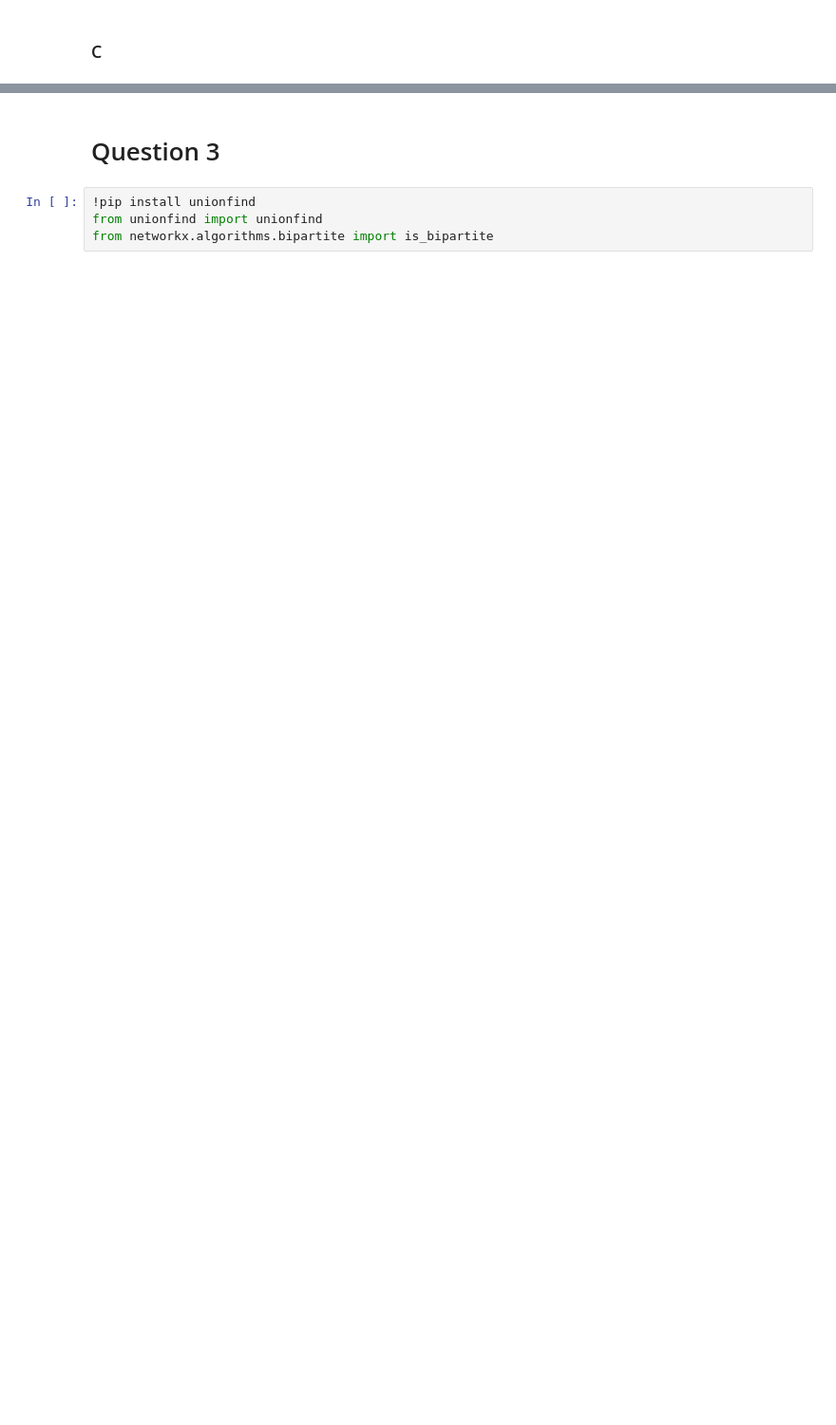
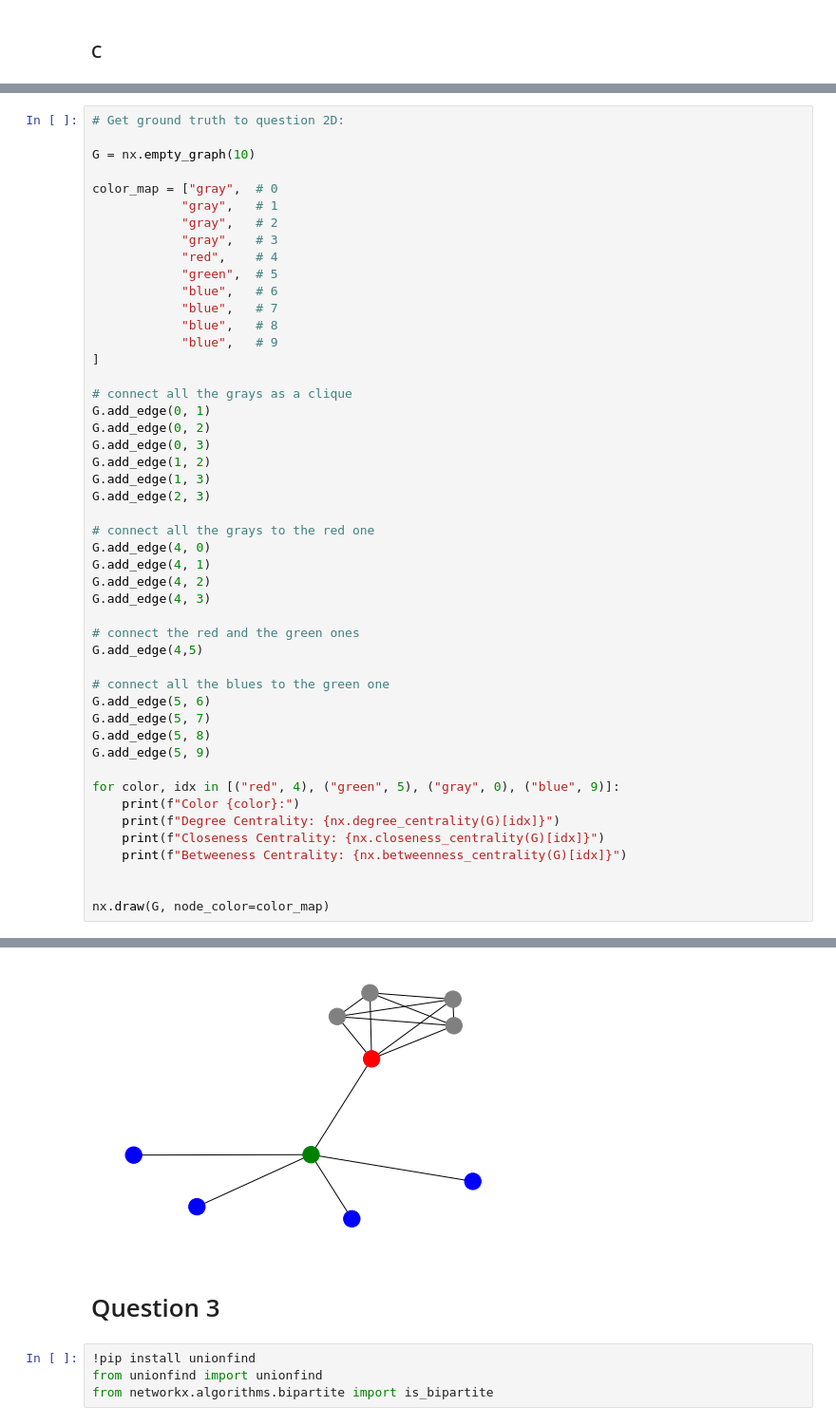
Before and after one commit to SagiPolaczek/Social-Network-TAU, a Jupyter notebook: Ex1/Ex1.ipynb, the cells around one changed output, grey strips where cells are left out. Shown at 95% size. Saved outputs shown, nothing was run; the diff lists cells and outputs as text; blank space fills up the shorter version.

```diff
--- a/Ex1/Ex1.ipynb
+++ b/Ex1/Ex1.ipynb
@@ -185,0 +188,49 @@ plt.show()
+# %%
+# Get ground truth to question 2D:
+
+G = nx.empty_graph(10)
+
+color_map = ["gray",  # 0
+            "gray",   # 1
+            "gray",   # 2
+            "gray",   # 3
+            "red",    # 4
+            "green",  # 5
+            "blue",   # 6
+            "blue",   # 7
+            "blue",   # 8
+            "blue",   # 9
+]
+
+# connect all the grays as a clique
+G.add_edge(0, 1)
+G.add_edge(0, 2)
+G.add_edge(0, 3)
+G.add_edge(1, 2)
+G.add_edge(1, 3)
+G.add_edge(2, 3)
+
+# connect all the grays to the red one
+G.add_edge(4, 0)
+G.add_edge(4, 1)
+G.add_edge(4, 2)
+G.add_edge(4, 3)
+
+# connect the red and the green ones
+G.add_edge(4,5)
+
+# connect all the blues to the green one
+G.add_edge(5, 6)
+G.add_edge(5, 7)
+G.add_edge(5, 8)
+G.add_edge(5, 9)
+
+for color, idx in [("red", 4), ("green", 5), ("gray", 0), ("blue", 9)]:
+    print(f"Color {color}:")
+    print(f"Degree Centrality: {nx.degree_centrality(G)[idx]}")
+    print(f"Closeness Centrality: {nx.closeness_centrality(G)[idx]}")
+    print(f"Betweeness Centrality: {nx.betweenness_centrality(G)[idx]}")
+
+
+nx.draw(G, node_color=color_map)
+# %% [output]
@@ -186,3 +253,4 @@ plt.show()
+[figure, added]
 # %% [markdown]
 # Question 3
 # %%
```
Also changed, not shown: parts of 11 cells of this notebook.
